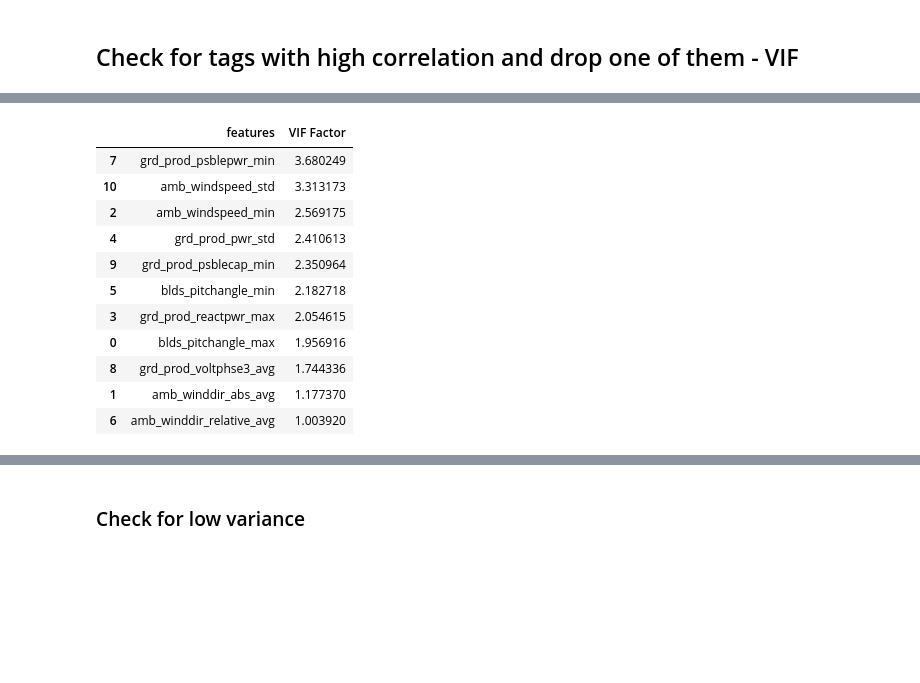
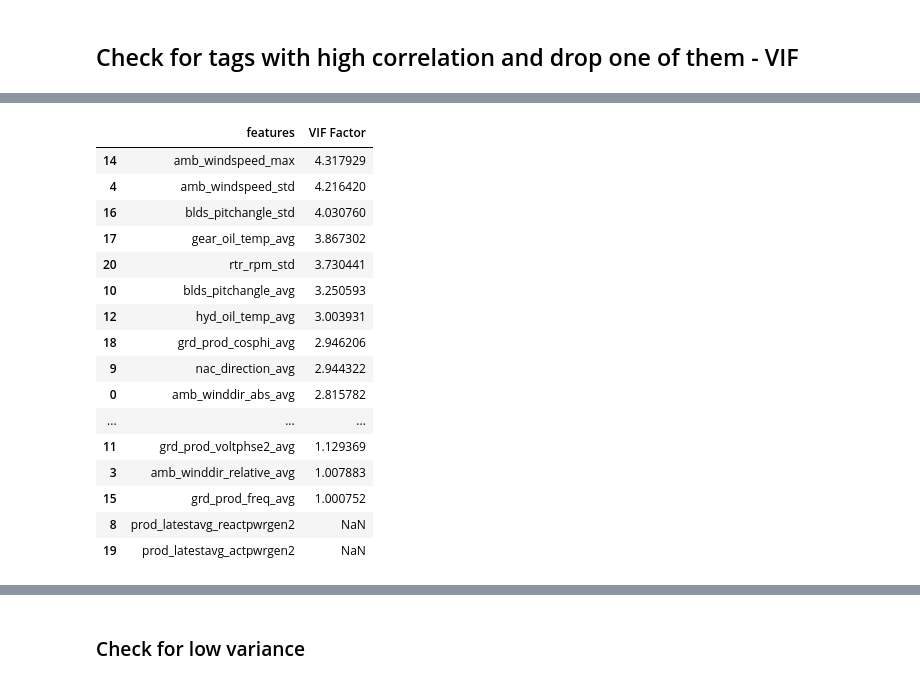
Before and after one commit to Rodrigohamacher/SCADA_wind_turbines, a Jupyter notebook: codes/EDA_SCADA_T11.ipynb, the cells around one changed output, grey strips where cells are left out. Drawn from its saved outputs; the diff is of its cells as text; code cells hidden in the pictures; blank space fills up the shorter version.

Commit message:
reducted all float tags

```diff
--- a/codes/EDA_SCADA_T11.ipynb
+++ b/codes/EDA_SCADA_T11.ipynb
@@ -79,0 +106,4 @@ tags_str = datatypes[datatypes['dtypes'] == 'object'].index.tolist()
+# %%
+print(f'before {df.shape}')
+df = df[~df.index.duplicated(keep='first')]
+print(f'after {df.shape}')
@@ -152,10 +187,14 @@ Length: 81, dtype: float64
 # %% [markdown]
 ## Check for tags with high correlation and drop one of them - VIF
 # %%
+
+print(f'Started at --- {str(datetime.datetime.now() - timedelta(hours=3))}')
+start_time = time.time()
+
 # Scaling first to ease the calculations
 scaler = StandardScaler()
 
-X = training_set[tags_float[:30]].copy()
+X = training_set[tags_float].copy()
 X_scaled = scaler.fit_transform(X)
 
 # Keep DataFrame indexes ---------------------------------------------------------
@@ -163,7 +202,7 @@ X_scaled = pd.DataFrame(data=X_scaled, columns=X.columns, index=X.index)
 
 vif_factor_threshold = 5
 iter = 1
-span_tags_to_remove = 2
+span_tags_to_remove = 1
 
 while iter > 0:
     print(f'\r{len(X_scaled.columns)}', end="")
@@ -182,5 +221,9 @@ while iter > 0:
             cols.remove(t)
         X_scaled = X_scaled[cols].copy()
 
+execution = "--- %s minutes ---" + str(round((time.time() - start_time)/60,2))
+print(f'Ended at --- {str(datetime.datetime.now() - timedelta(hours=3))}')
+print(f'duration: {execution}')
+
 display(vif_high)
 # %% [output]
@@ -188,12 +234,17 @@ display(vif_high)
 |  | features | VIF Factor |
-| 7 | grd_prod_psblepwr_min | 3.680249 |
-| 10 | amb_windspeed_std | 3.313173 |
-| 2 | amb_windspeed_min | 2.569175 |
-| 4 | grd_prod_pwr_std | 2.410613 |
-| 9 | grd_prod_psblecap_min | 2.350964 |
-| 5 | blds_pitchangle_min | 2.182718 |
-| 3 | grd_prod_reactpwr_max | 2.054615 |
-| 0 | blds_pitchangle_max | 1.956916 |
-| 8 | grd_prod_voltphse3_avg | 1.744336 |
-| 1 | amb_winddir_abs_avg | 1.177370 |
-| 6 | amb_winddir_relative_avg | 1.003920 |
+| 14 | amb_windspeed_max | 4.317929 |
+| 4 | amb_windspeed_std | 4.216420 |
+| 16 | blds_pitchangle_std | 4.030760 |
+| 17 | gear_oil_temp_avg | 3.867302 |
+| 20 | rtr_rpm_std | 3.730441 |
+| 10 | blds_pitchangle_avg | 3.250593 |
+| 12 | hyd_oil_temp_avg | 3.003931 |
+| 18 | grd_prod_cosphi_avg | 2.946206 |
+| 9 | nac_direction_avg | 2.944322 |
+| 0 | amb_winddir_abs_avg | 2.815782 |
+| ... | ... | ... |
+| 11 | grd_prod_voltphse2_avg | 1.129369 |
+| 3 | amb_winddir_relative_avg | 1.007883 |
+| 15 | grd_prod_freq_avg | 1.000752 |
+| 8 | prod_latestavg_reactpwrgen2 | NaN |
+| 19 | prod_latestavg_actpwrgen2 | NaN |
```
Also changed, not shown: parts of 28 cells of this notebook, 1 other file.
